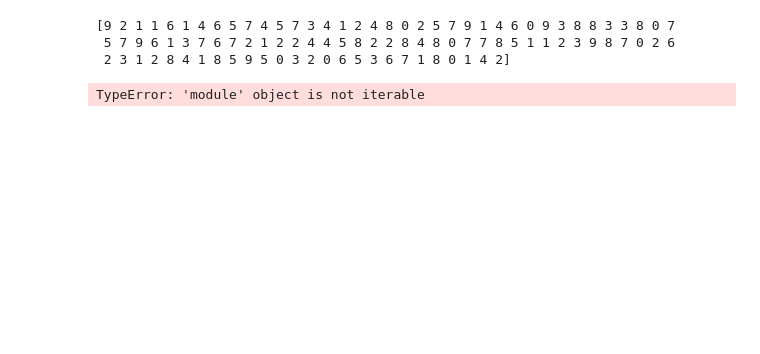
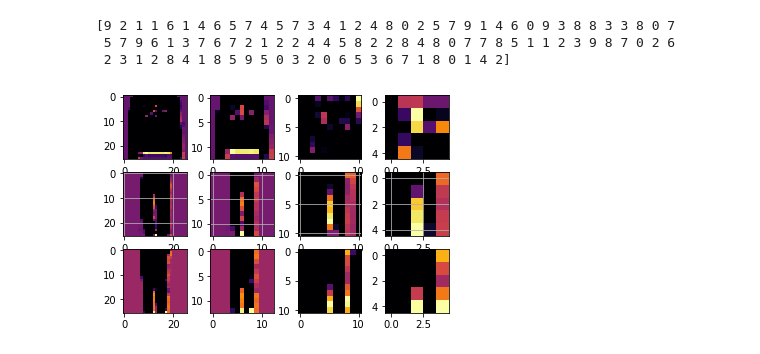
Before and after one commit to vikrantchoudhary/DeepLearningWithTF2, a Jupyter notebook: CNN_FashionMnist.ipynb, the cells around one changed output. Drawn from its saved outputs; the diff is of its cells as text; code cells hidden in the pictures; blank space fills up the shorter version.

Commit message:
visualization added

```diff
--- a/CNN_FashionMnist.ipynb
+++ b/CNN_FashionMnist.ipynb
@@ -104,25 +104,25 @@ print(test_label[:100])
 # %%
 import matplotlib.pyplot as plt
 f,axarr = plt.subplots(3,4)
-FirstImage =  0
-SecondImage =  7
-ThirdImage = 33
+FirstImage =  1
+SecondImage =  2
+ThirdImage = 3
 CON_NUM = 1
 
-layer_outputs = [layers.output for layer in tf.keras.model.layer]
-activation_model = tf.keras.models.Model(input = model.input , outputs = layer_outputs )
+layer_outputs = [layer.output for layer in model.layers]
+activation_model = tf.keras.models.Model(inputs = model.input , outputs = layer_outputs )
 
 for x in range(0,4) :
     f1 = activation_model.predict(test_images[FirstImage].reshape(1,28,28,1))[x]
     axarr[0,x].imshow(f1[0, : , : , CON_NUM],cmap = 'inferno')
     axarr[0,x].grid(False)
 
     f2 = activation_model.predict(test_images[SecondImage].reshape(1,28,28,1))[x]
     axarr[1,x].imshow(f2[0, : , : , CON_NUM],cmap = 'inferno')
-    axarr[1,x].grid(False)
+    axarr[1,x].grid(True)
 
-    f2 = activation_model.predict(test_images[ThirdImage].reshape(1,28,28,1))[x]
-    axarr[1,x].imshow(f2[0, : , : , CON_NUM],cmap = 'inferno')
-    axarr[1,x].grid(False)
+    f3 = activation_model.predict(test_images[ThirdImage].reshape(1,28,28,1))[x]
+    axarr[2,x].imshow(f3[0, : , : , CON_NUM],cmap = 'inferno')
+    axarr[2,x].grid(False)
 # %% [output]
-TypeError: 'module' object is not iterable
+[figure, added]
```
Also changed, not shown: parts of 4 cells of this notebook, 1 other file.
